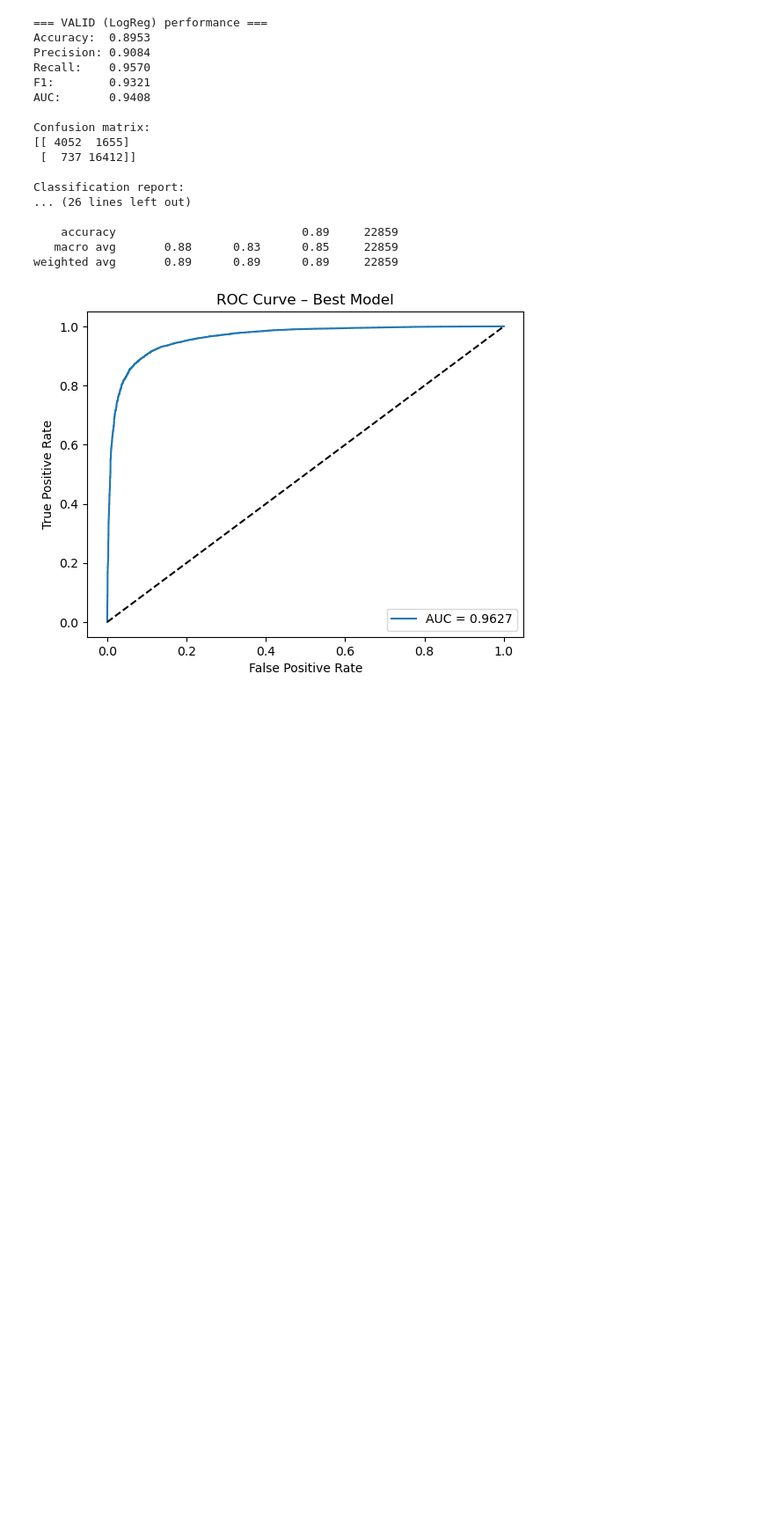
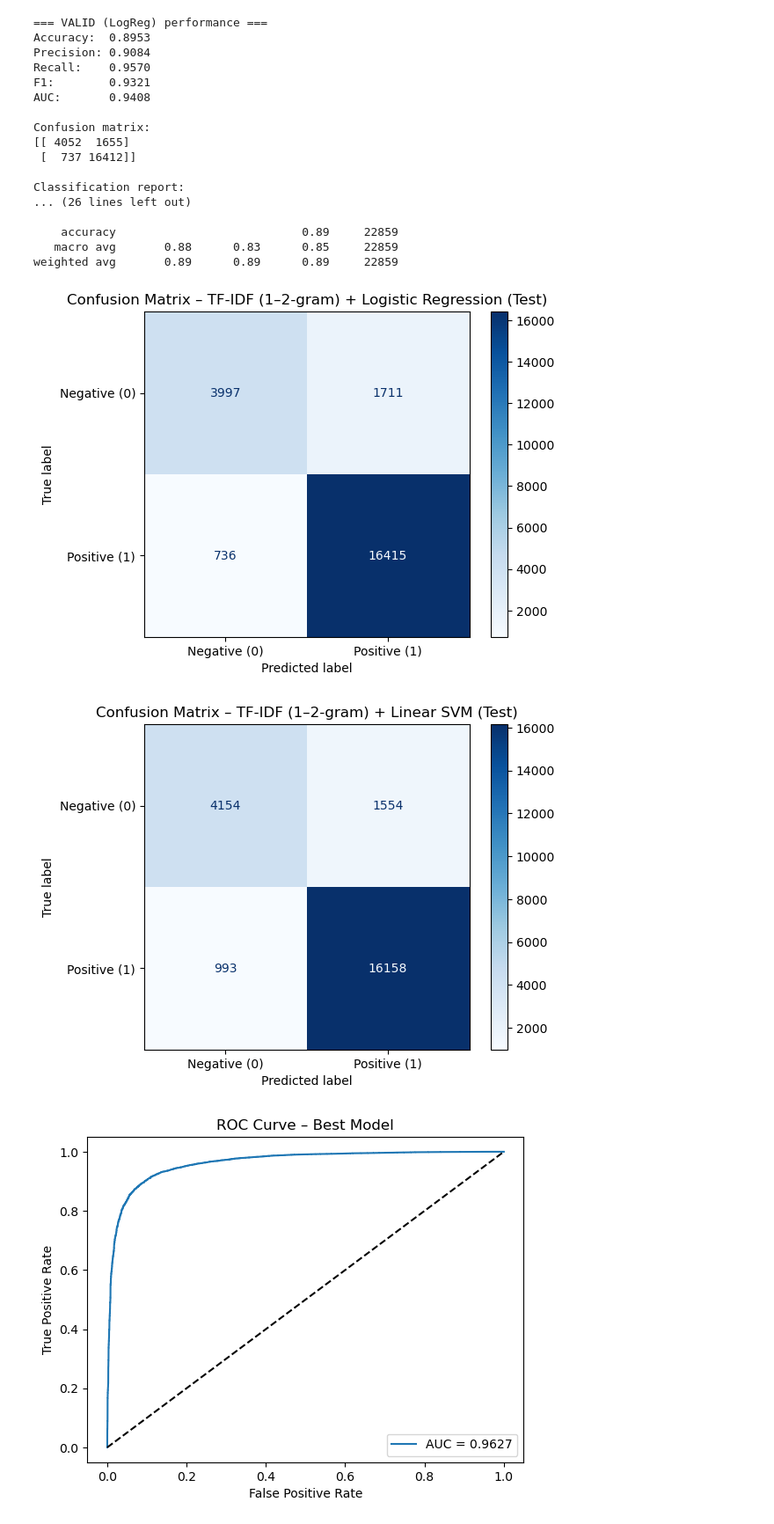
Before and after one commit to shochak2016/ece158-assignment2, a Jupyter notebook: amazon_beauty.ipynb, the cells around one changed output. Shown at 88% size. Cells and saved outputs as stored; diff of their text form; code cells hidden in the pictures; blank space fills up the shorter version.

```diff
--- a/amazon_beauty.ipynb
+++ b/amazon_beauty.ipynb
@@ -663,6 +663,37 @@ Classification report:
     accuracy                           0.89     22859
    macro avg       0.88      0.83      0.85     22859
 weighted avg       0.89      0.89      0.89     22859
+# %%
+from sklearn.metrics import ConfusionMatrixDisplay
+
+# Confusion matrix for TF-IDF + Logistic Regression (test set)
+disp_lr = ConfusionMatrixDisplay.from_predictions(
+    y_test,
+    y_test_pred,
+    display_labels=["Negative (0)", "Positive (1)"],
+    cmap="Blues",
+    values_format="d",
+)
+plt.title("Confusion Matrix – TF-IDF (1–2-gram) + Logistic Regression (Test)")
+plt.xlabel("Predicted label")
+plt.ylabel("True label")
+plt.show()
+
+# Confusion matrix for TF-IDF + Linear SVM (test set)
+disp_svm = ConfusionMatrixDisplay.from_predictions(
+    y_test,
+    y_test_pred_svm,
+    display_labels=["Negative (0)", "Positive (1)"],
+    cmap="Blues",
+    values_format="d",
+)
+plt.title("Confusion Matrix – TF-IDF (1–2-gram) + Linear SVM (Test)")
+plt.xlabel("Predicted label")
+plt.ylabel("True label")
+plt.show()
+# %% [output]
+[figure, added]
+[figure, added]
 # %%
 from sklearn.metrics import roc_curve, auc
 best_model = models["tfidf_uni_bi_l2"]
```
Also changed, not shown: parts of 1 cell of this notebook.
